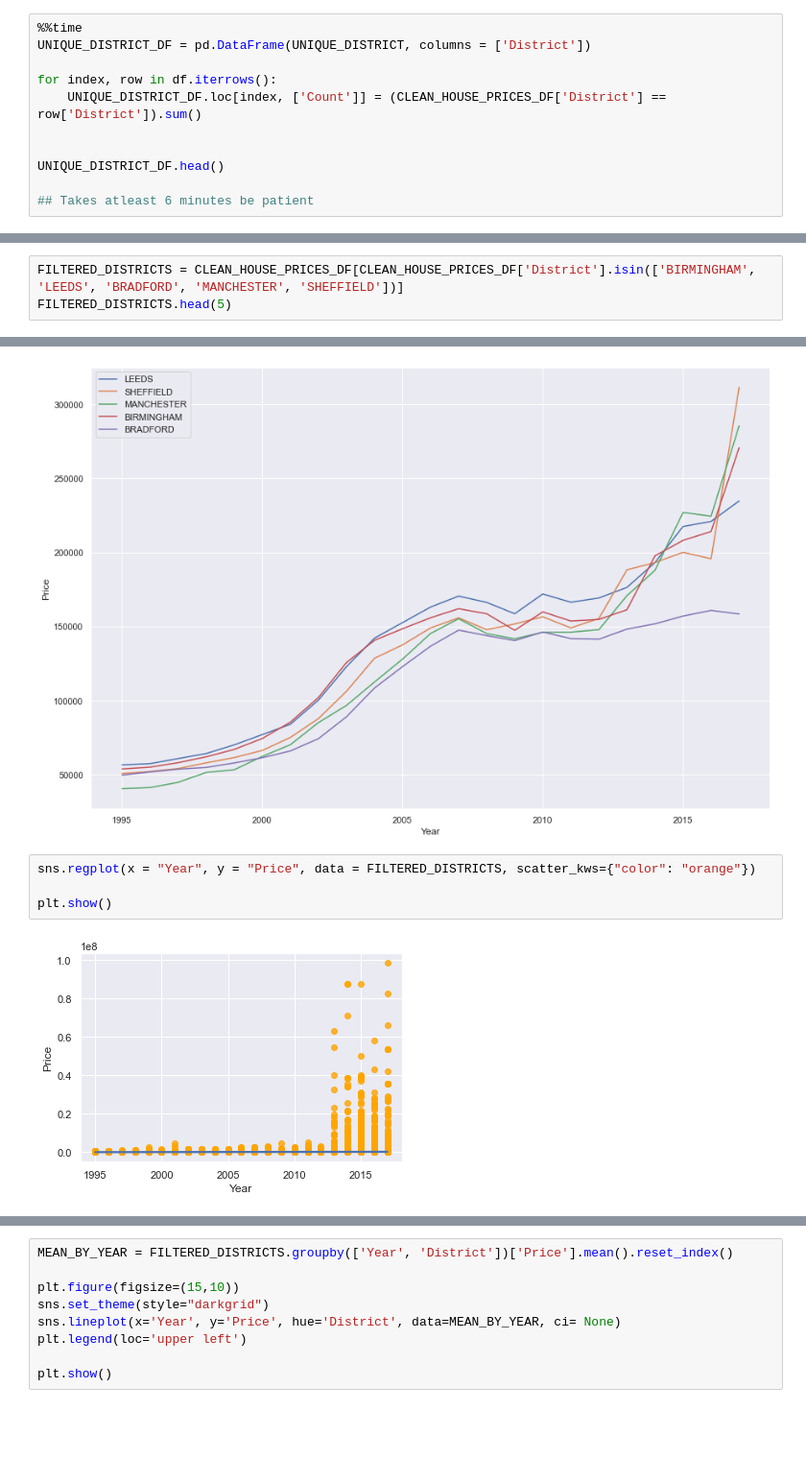
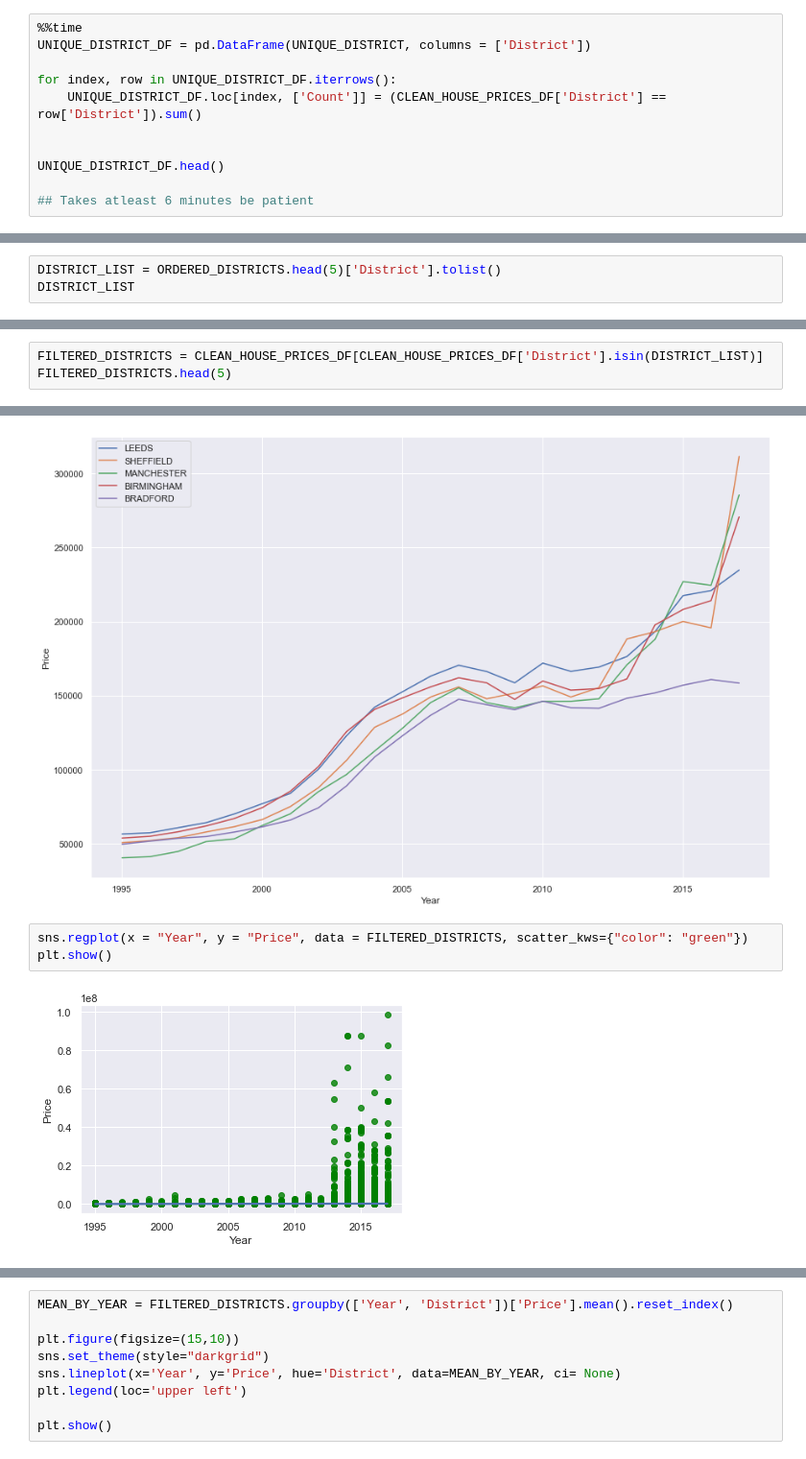
Before and after one commit to hakbar0/Data-Assessment-3, a Jupyter notebook: Data_Analysis_Project_3.ipynb, the cells around one changed output, grey strips where cells are left out. Shown at 96% size. Drawn from its saved outputs; the diff is of its cells as text; blank space fills up the shorter version.

```diff
--- a/Data_Analysis_Project_3.ipynb
+++ b/Data_Analysis_Project_3.ipynb
@@ -419,7 +241,7 @@ There is a total of 454 unique districts.
 %%time
 UNIQUE_DISTRICT_DF = pd.DataFrame(UNIQUE_DISTRICT, columns = ['District'])
 
-for index, row in df.iterrows():
+for index, row in UNIQUE_DISTRICT_DF.iterrows():
     UNIQUE_DISTRICT_DF.loc[index, ['Count']] = (CLEAN_HOUSE_PRICES_DF['District'] == row['District']).sum()
 
 
@@ -447,3 +278,6 @@ ORDERED_DISTRICTS.head(5)
 | 139 | BRADFORD | 198163.0 |
 | 56 | MANCHESTER | 181363.0 |
 | 15 | SHEFFIELD | 181222.0 |
+# %%
+DISTRICT_LIST = ORDERED_DISTRICTS.head(5)['District'].tolist()
+DISTRICT_LIST
@@ -450,5 +286,5 @@ ORDERED_DISTRICTS.head(5)
 # %%
-FILTERED_DISTRICTS = CLEAN_HOUSE_PRICES_DF[CLEAN_HOUSE_PRICES_DF['District'].isin(['BIRMINGHAM', 'LEEDS', 'BRADFORD', 'MANCHESTER', 'SHEFFIELD'])]
+FILTERED_DISTRICTS = CLEAN_HOUSE_PRICES_DF[CLEAN_HOUSE_PRICES_DF['District'].isin(DISTRICT_LIST)]
 FILTERED_DISTRICTS.head(5)
 # %% [output]
 |  | Price | Date of Transfer | Property Type | Old/New | Town/City | District | County | Year | Month |
@@ -478,9 +314,8 @@ plt.show()
 # %% [output]
 [figure]
 # %%
-sns.regplot(x = "Year", y = "Price", data = FILTERED_DISTRICTS, scatter_kws={"color": "orange"})
-
+sns.regplot(x = "Year", y = "Price", data = FILTERED_DISTRICTS, scatter_kws={"color": "green"})
 plt.show()
 # %% [output]
-[figure, old version]
+[figure, new version]
 # %%
```
Also changed, not shown: parts of 28 cells of this notebook.
